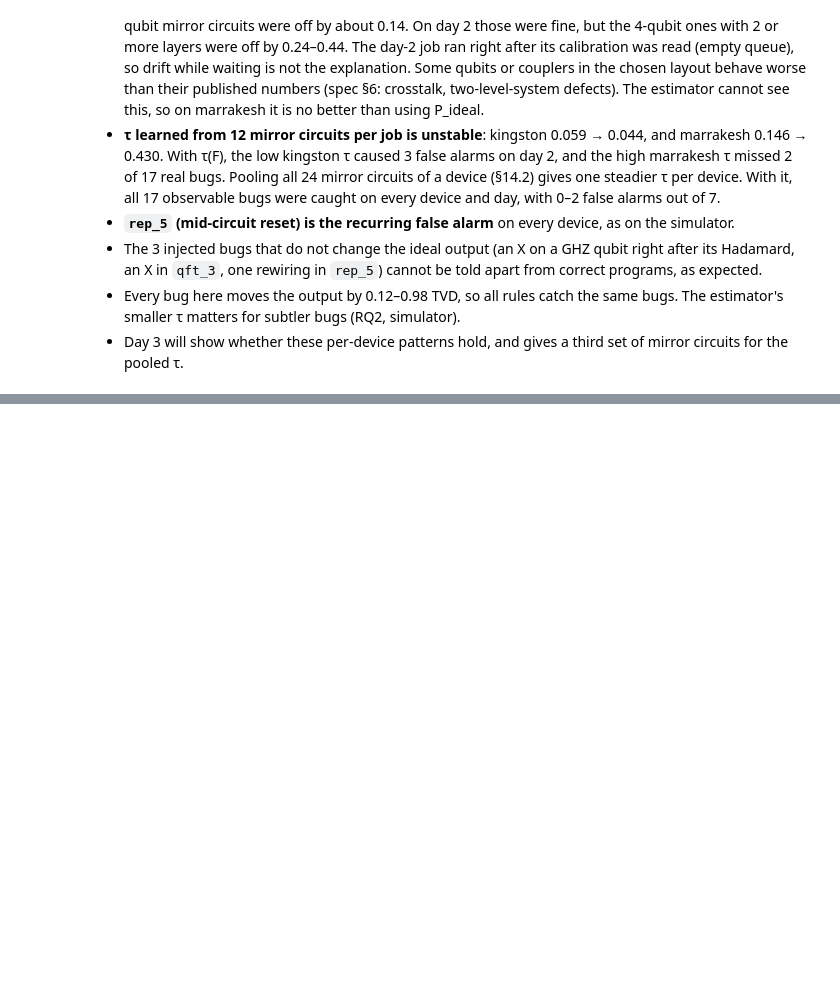
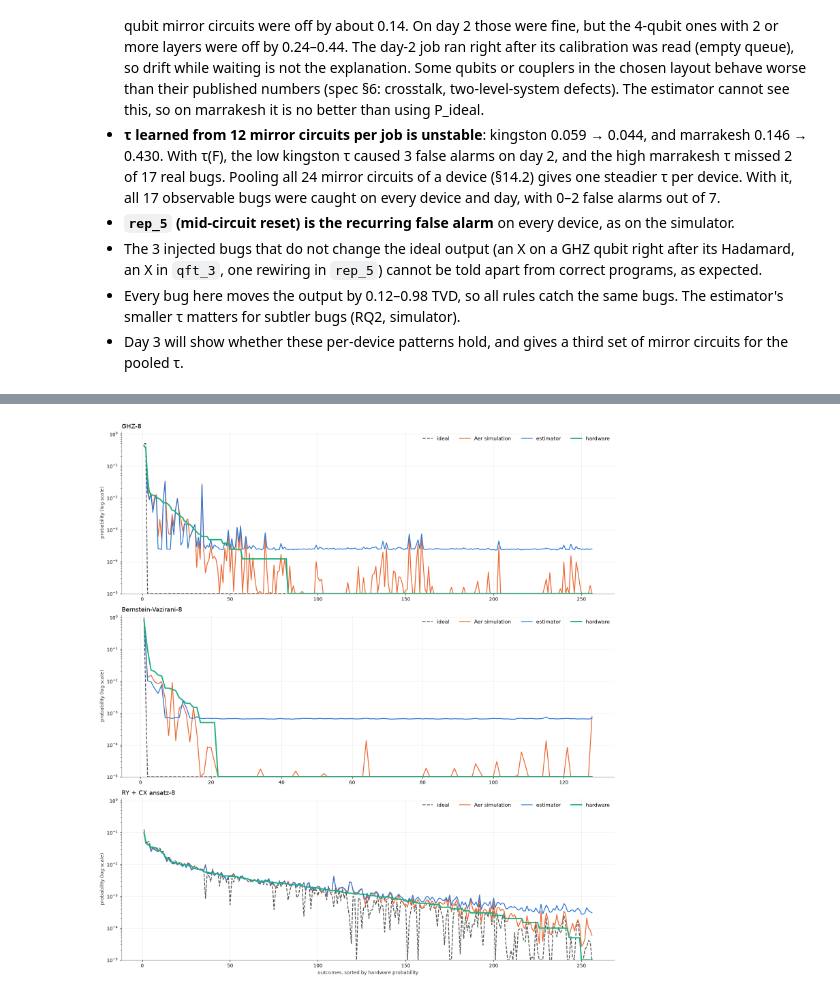
Before and after one commit to asif-saad/Qiskit-Oracle, a Jupyter notebook: calibration-noise-estimator.ipynb, the cells around one changed output, grey strips where cells are left out. Saved outputs shown, nothing was run; the diff lists cells and outputs as text; code cells hidden in the pictures; blank space fills up the shorter version.

```diff
--- a/calibration-noise-estimator.ipynb
+++ b/calibration-noise-estimator.ipynb
@@ -2080,0 +2265,18 @@ Six jobs, one per device per day, 66 circuits × 8192 shots each, 143–146 s of
+# %%
+# Figure 2: all outcomes, sorted by hardware probability, log scale
+if s15:
+    fig, axes = plt.subplots(len(s15["dists"]), 1, figsize=(14, 5 * len(s15["dists"])))
+    for ax, (name, d) in zip(axes, s15["dists"].items()):
+        order = np.argsort(d["hardware"])[::-1]
+        x = np.arange(1, len(order) + 1)
+        for m in ["ideal", "Aer simulation", "estimator", "hardware"]:
+            ax.plot(x, np.clip(d[m][order], 1e-5, None), color=S15_COLORS[m],
+                    lw=2.4 if m == "hardware" else 1.6, ls="--" if m == "ideal" else "-", label=m)
+        ax.set_yscale("log"); ax.set_ylim(1e-5, 1.2)
+        ax.set_title(name, fontsize=12, loc="left")
+        ax.set_ylabel("probability (log scale)")
+        ax.legend(fontsize=10, ncol=4, loc="upper right")
+    axes[-1].set_xlabel("outcomes, sorted by hardware probability")
+    plt.tight_layout(); plt.show()
+# %% [output]
+[figure, added]
```
Also changed, not shown: parts of 28 cells of this notebook, 9 other files.
